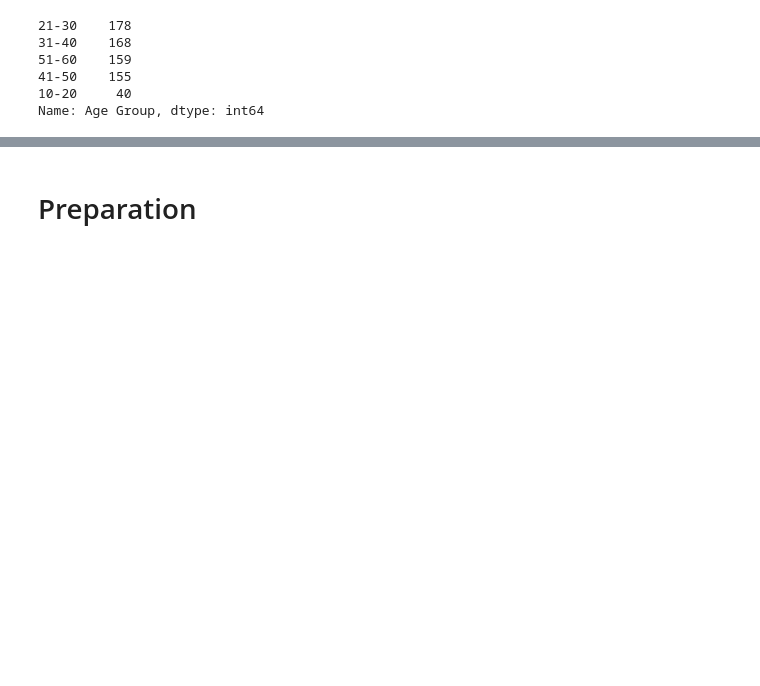
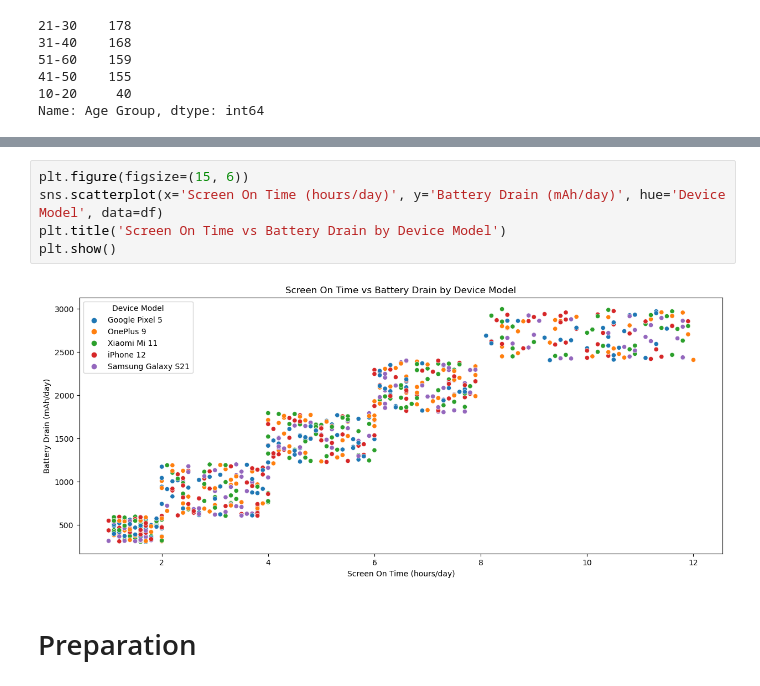
Before and after one commit to jimmy080823/Mobile-Device-Usage-and-User-Behavior-Dataset, a Jupyter notebook: hejim's test.ipynb, the cells around one changed output, grey strips where cells are left out. Cells and saved outputs as stored; diff of their text form; blank space fills up the shorter version.

```diff
--- a/hejim's test.ipynb
+++ b/hejim's test.ipynb
@@ -231,5 +231,12 @@ print(avg_app_usage)
 7    (42.6, 50.8]    Male                280.875000
 8    (50.8, 59.0]  Female                275.300000
 9    (50.8, 59.0]    Male                275.797753
+# %%
+plt.figure(figsize=(15, 6))
+sns.scatterplot(x='Screen On Time (hours/day)', y='Battery Drain (mAh/day)', hue='Device Model', data=df)
+plt.title('Screen On Time vs Battery Drain by Device Model')
+plt.show()
+# %% [output]
+[figure, added]
 # %% [markdown]
 # Preparation
```
Also changed, not shown: parts of 1 cell of this notebook.
